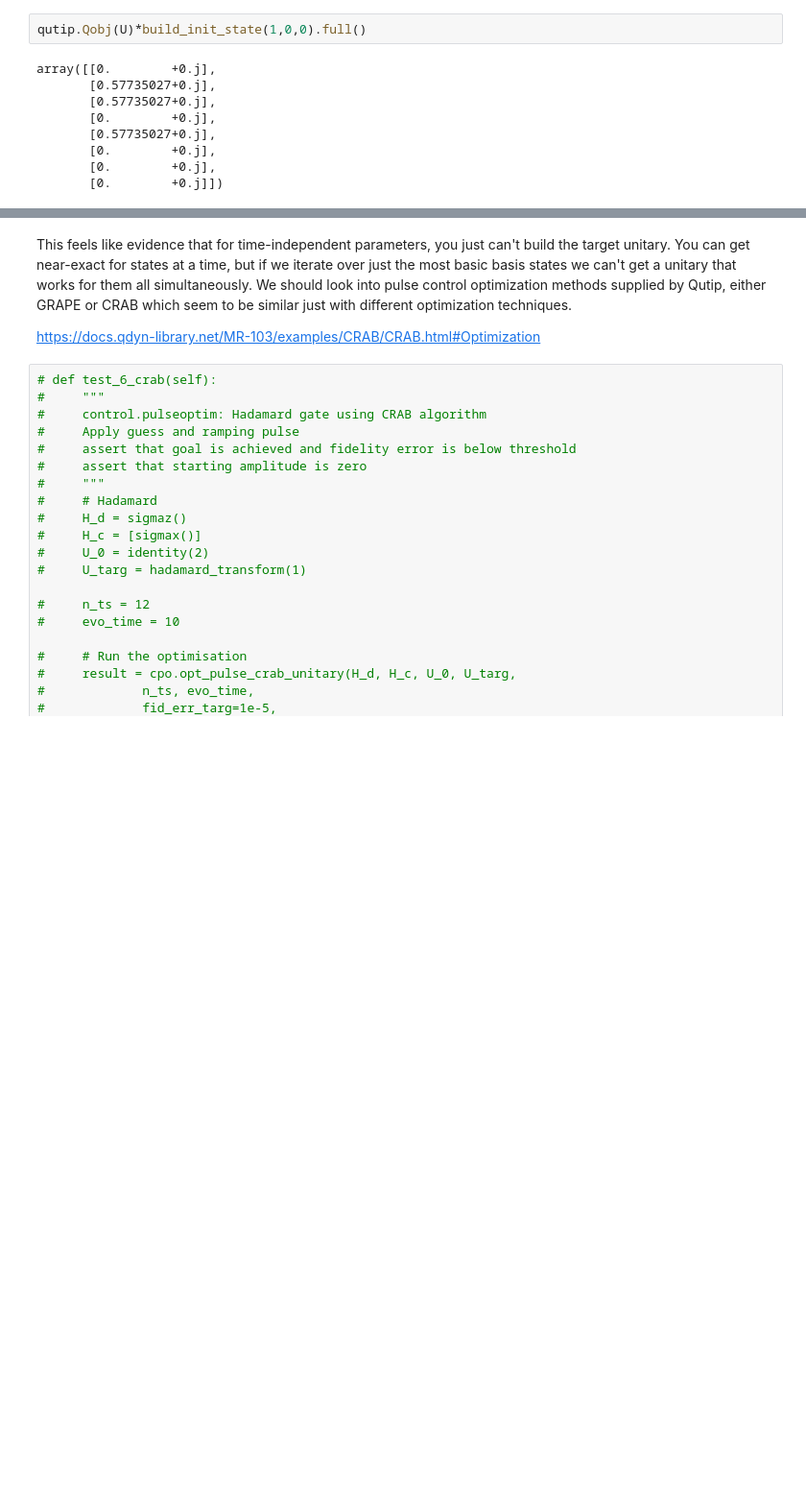
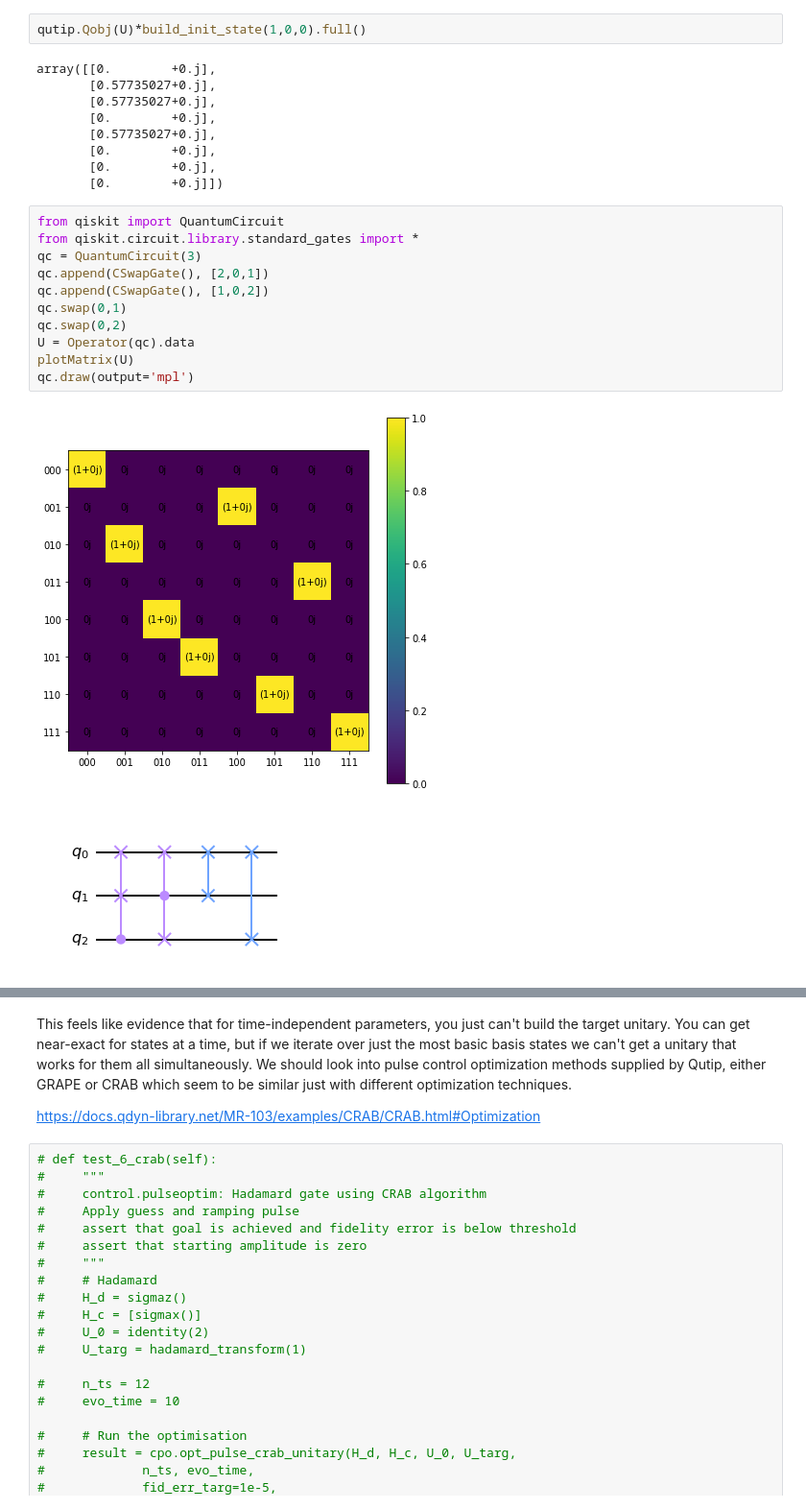
Before and after one commit to Pitt-JonesLab/slam_decomposition, a Jupyter notebook: qutip_exp.ipynb, the cells around one changed output, grey strips where cells are left out. Shown at 96% size. Cells and saved outputs as stored; diff of their text form; blank space fills up the shorter version.

```diff
--- a/qutip_exp.ipynb
+++ b/qutip_exp.ipynb
@@ -305,6 +305,20 @@ array([[0.        +0.j],
        [0.        +0.j],
        [0.        +0.j],
        [0.        +0.j]])
+# %%
+from qiskit import QuantumCircuit
+from qiskit.circuit.library.standard_gates import *
+qc = QuantumCircuit(3)
+qc.append(CSwapGate(), [2,0,1])
+qc.append(CSwapGate(), [1,0,2])
+qc.swap(0,1)
+qc.swap(0,2)
+U = Operator(qc).data
+plotMatrix(U)
+qc.draw(output='mpl')
+# %% [output]
+[figure, added]
+[figure, added]
 # %%
 #U = build_circulator_U(np.pi / 2, 0, 0, np.pi / 2, 0, 0) * build_circulator_U(0, np.pi / 2, 0, 0, np.pi / 2, 0)
 # U = build_circulator_U(*opt_result.x)
```
Also changed, not shown: parts of 2 cells of this notebook, 4 other files.
